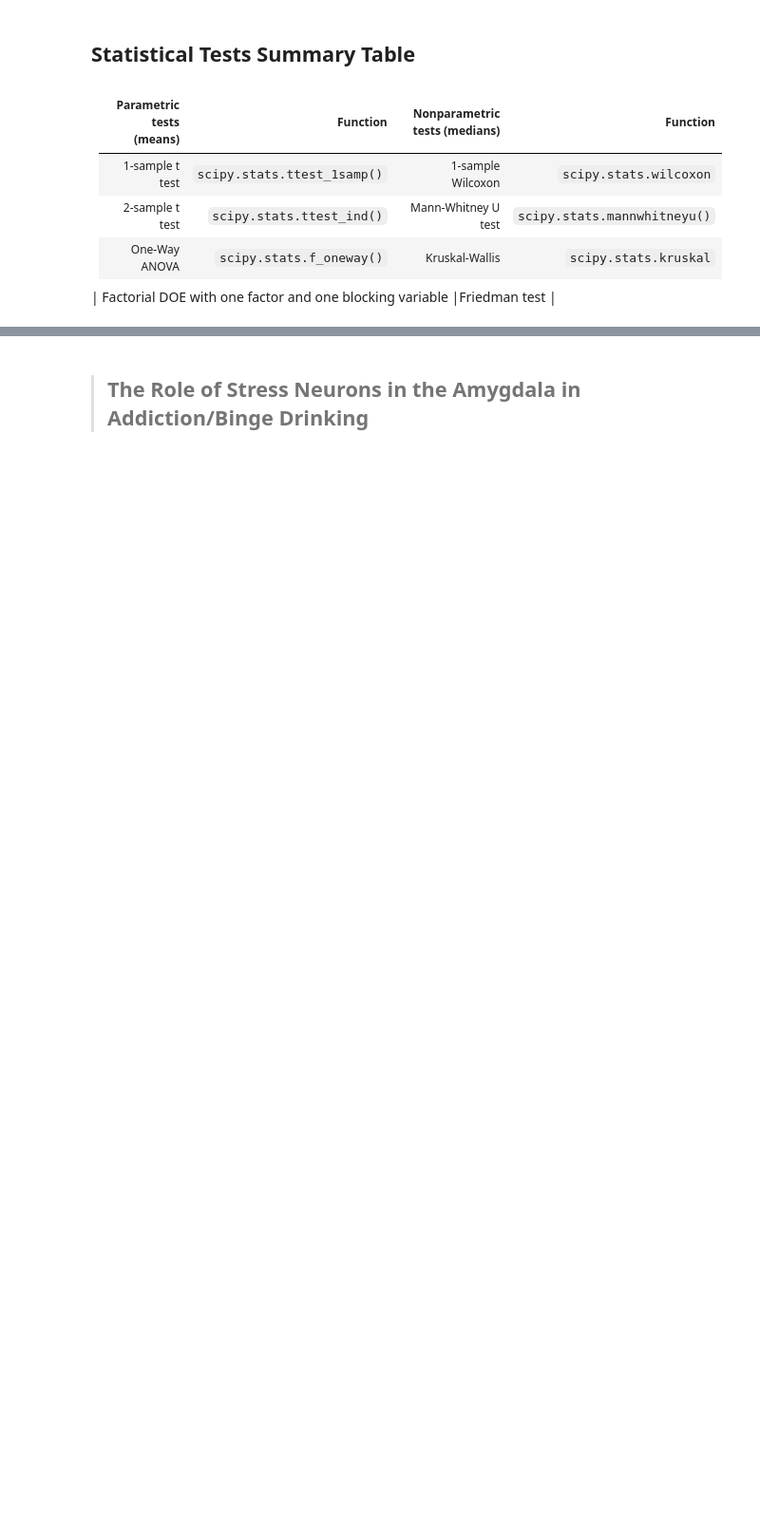
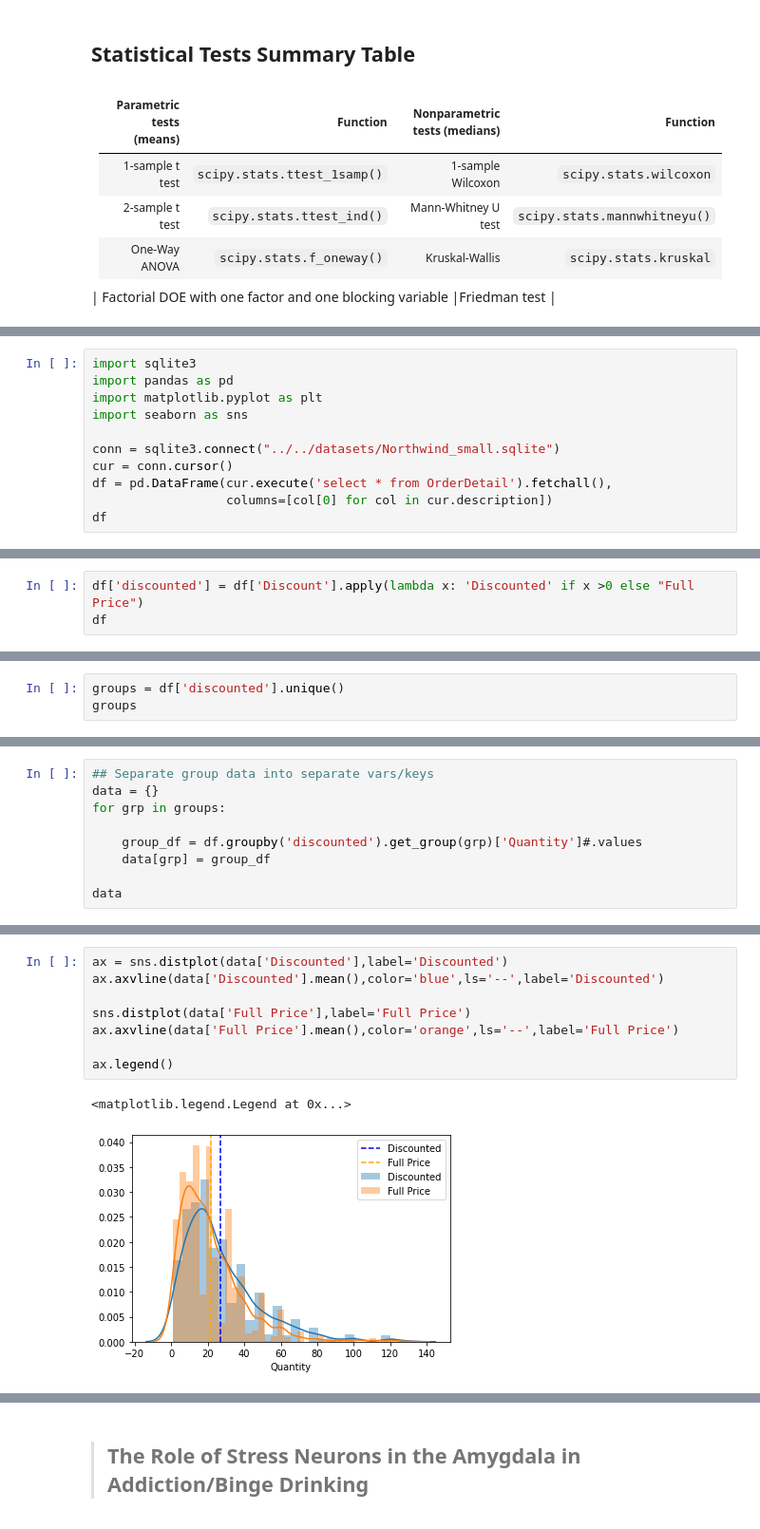
Before and after one commit to jirvingphd/fsds_070620_FT, a Jupyter notebook: Mod_2/sect_14/sect_14_Hypothesis_testing_WIP.ipynb, the cells around one changed output, grey strips where cells are left out. Shown: that part at 95% size. Drawn from its saved outputs; the diff is of its cells as text; blank space fills up the shorter version.

```diff
--- a/Mod_2/sect_14/sect_14_Hypothesis_testing_WIP.ipynb
+++ b/Mod_2/sect_14/sect_14_Hypothesis_testing_WIP.ipynb
@@ -234,0 +237,11 @@ fig
+# %%
+import sqlite3
+import pandas as pd
+import matplotlib.pyplot as plt
+import seaborn as sns
+
+conn = sqlite3.connect("../../datasets/Northwind_small.sqlite")
+cur = conn.cursor()
+df = pd.DataFrame(cur.execute('select * from OrderDetail').fetchall(),
+                  columns=[col[0] for col in cur.description])
+df
@@ -234,0 +262,3 @@ fig
+# %%
+df['discounted'] = df['Discount'].apply(lambda x: 'Discounted' if x >0 else "Full Price")
+df
@@ -234,0 +298,3 @@ fig
+# %%
+groups = df['discounted'].unique()
+groups
@@ -234,0 +303,9 @@ fig
+# %%
+## Separate group data into separate vars/keys
+data = {}
+for grp in groups:
+
+    group_df = df.groupby('discounted').get_group(grp)['Quantity']#.values
+    data[grp] = group_df
+
+data
@@ -234,0 +330,11 @@ fig
+# %%
+ax = sns.distplot(data['Discounted'],label='Discounted')
+ax.axvline(data['Discounted'].mean(),color='blue',ls='--',label='Discounted')
+
+sns.distplot(data['Full Price'],label='Full Price')
+ax.axvline(data['Full Price'].mean(),color='orange',ls='--',label='Full Price')
+
+ax.legend()
+# %% [output]
+<matplotlib.legend.Legend at 0x...>
+[figure, added]
```
Also changed, not shown: parts of 52 cells of this notebook, 2 other files.
